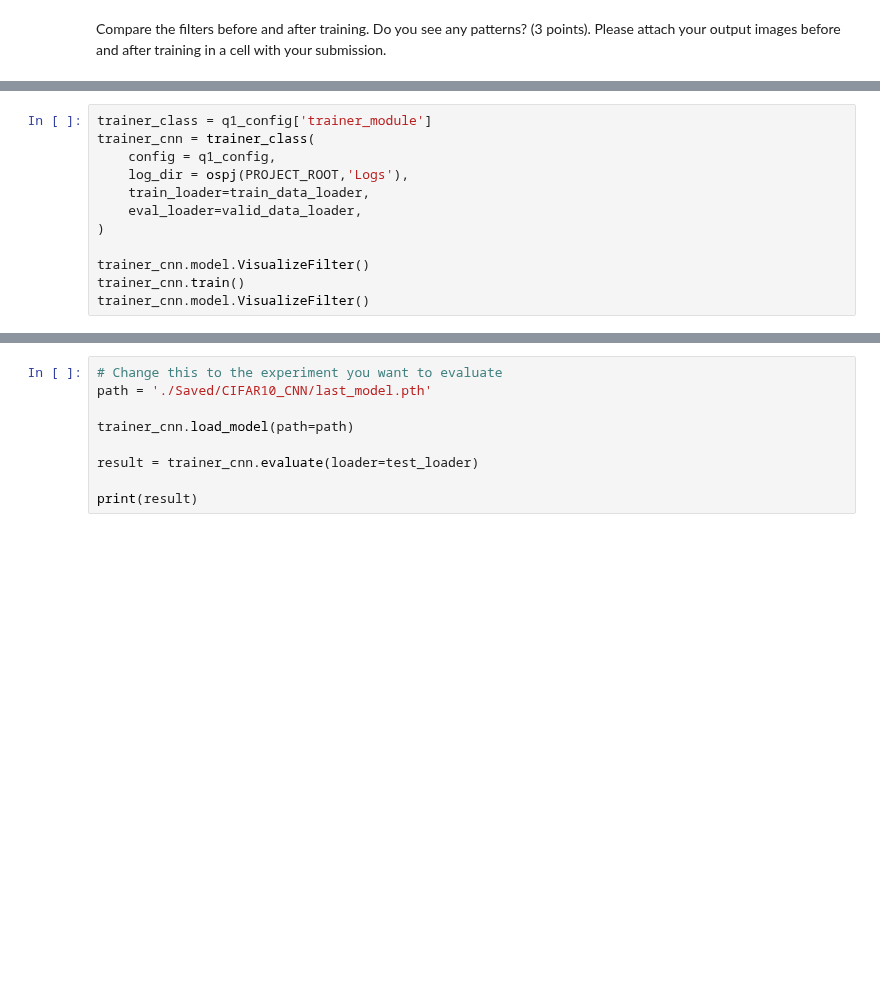
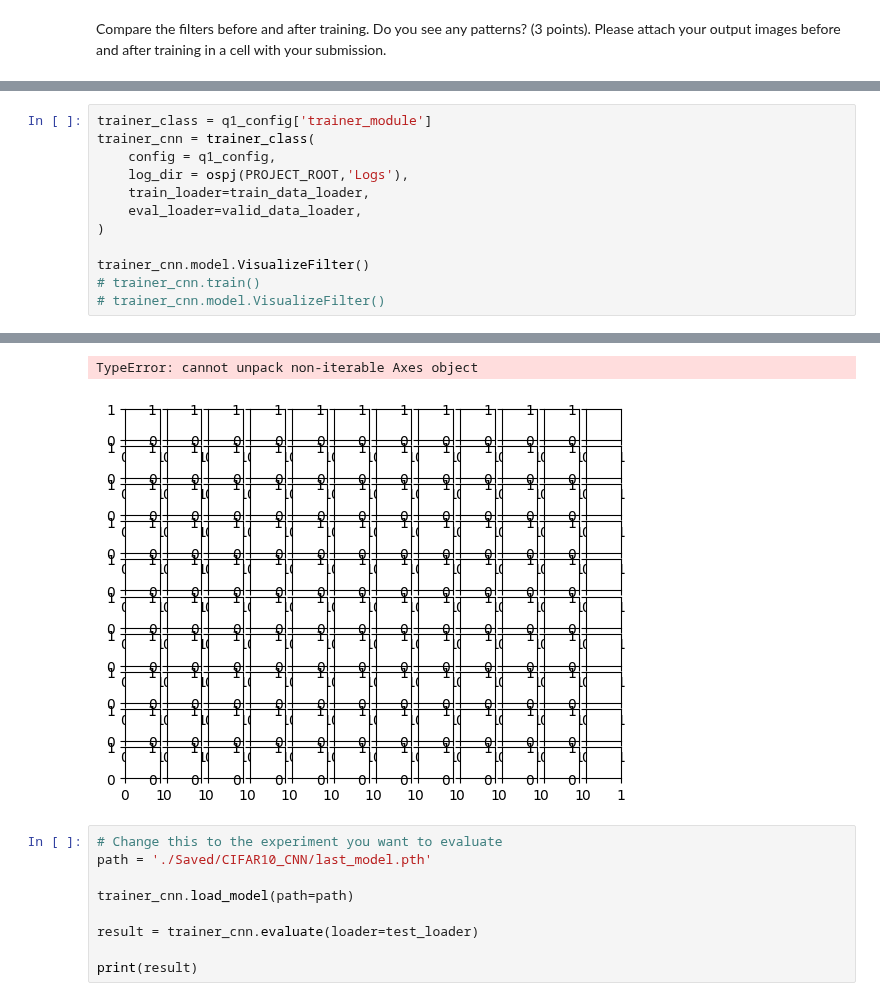
Before and after one commit to dhimitriosduka1/hlcv, a Jupyter notebook: Assignment_3/exercise-3.ipynb, the cells around one changed output, grey strips where cells are left out. Cells and saved outputs as stored; diff of their text form; blank space fills up the shorter version.

```diff
--- a/Assignment_3/exercise-3.ipynb
+++ b/Assignment_3/exercise-3.ipynb
@@ -99,5 +113,6 @@ trainer_cnn = trainer_class(
 )
 
 trainer_cnn.model.VisualizeFilter()
-trainer_cnn.train()
-trainer_cnn.model.VisualizeFilter()
+# trainer_cnn.train()
+# trainer_cnn.model.VisualizeFilter()
+# %% [output]
@@ -104,3 +122,5 @@ trainer_cnn.model.VisualizeFilter()
+TypeError: cannot unpack non-iterable Axes object
+[figure, added]
 # %%
 # Change this to the experiment you want to evaluate
 path = './Saved/CIFAR10_CNN/last_model.pth'
```
Also changed, not shown: parts of 2 cells of this notebook, 4 other files.
